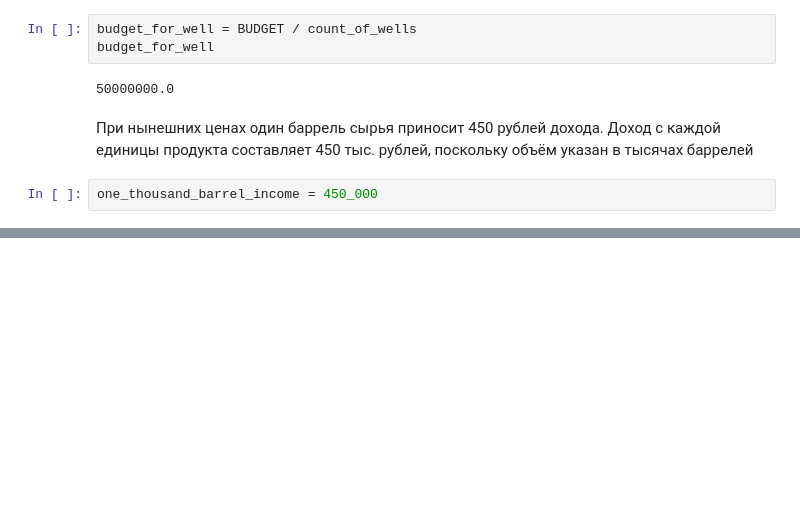
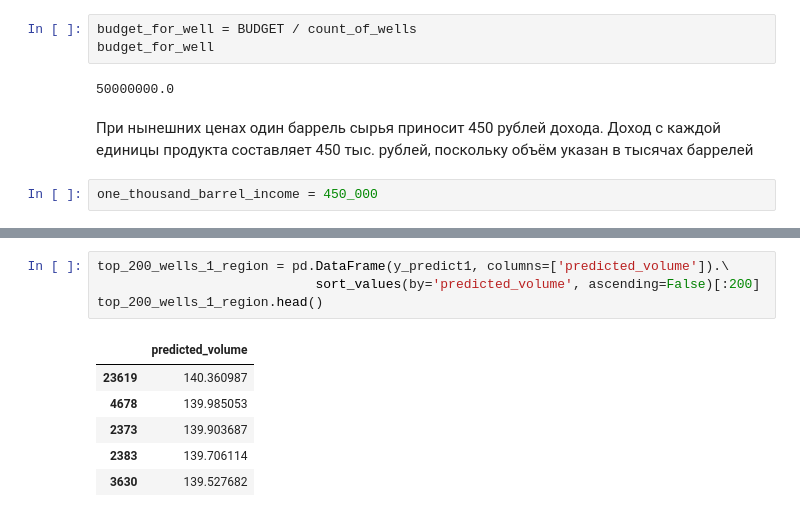
Before and after one commit to ivangolt/yandex_practicum-ds, a Jupyter notebook: 11.SelectingLocation/11Sprint.ipynb, the cells around one changed output, grey strips where cells are left out. Cells and saved outputs as stored; diff of their text form; blank space fills up the shorter version.

```diff
--- a/11.SelectingLocation/11Sprint.ipynb
+++ b/11.SelectingLocation/11Sprint.ipynb
@@ -557,0 +592,11 @@ one_thousand_barrel_income = 450_000
+# %%
+top_200_wells_1_region = pd.DataFrame(y_predict1, columns=['predicted_volume']).\
+                            sort_values(by='predicted_volume', ascending=False)[:200]
+top_200_wells_1_region.head()
+# %% [output]
+|  | predicted_volume |
+| 23619 | 140.360987 |
+| 4678 | 139.985053 |
+| 2373 | 139.903687 |
+| 2383 | 139.706114 |
+| 3630 | 139.527682 |
```
Also changed, not shown: parts of 26 cells of this notebook.
